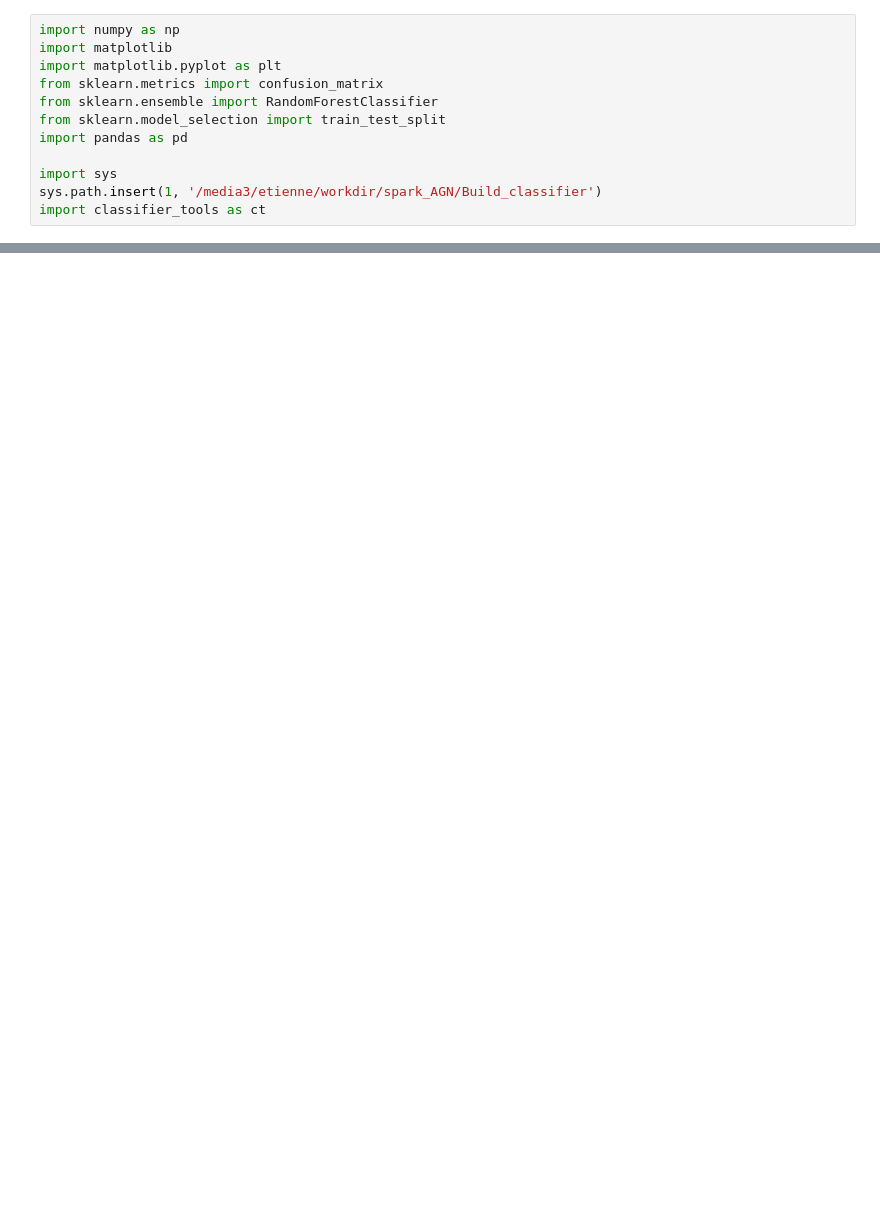
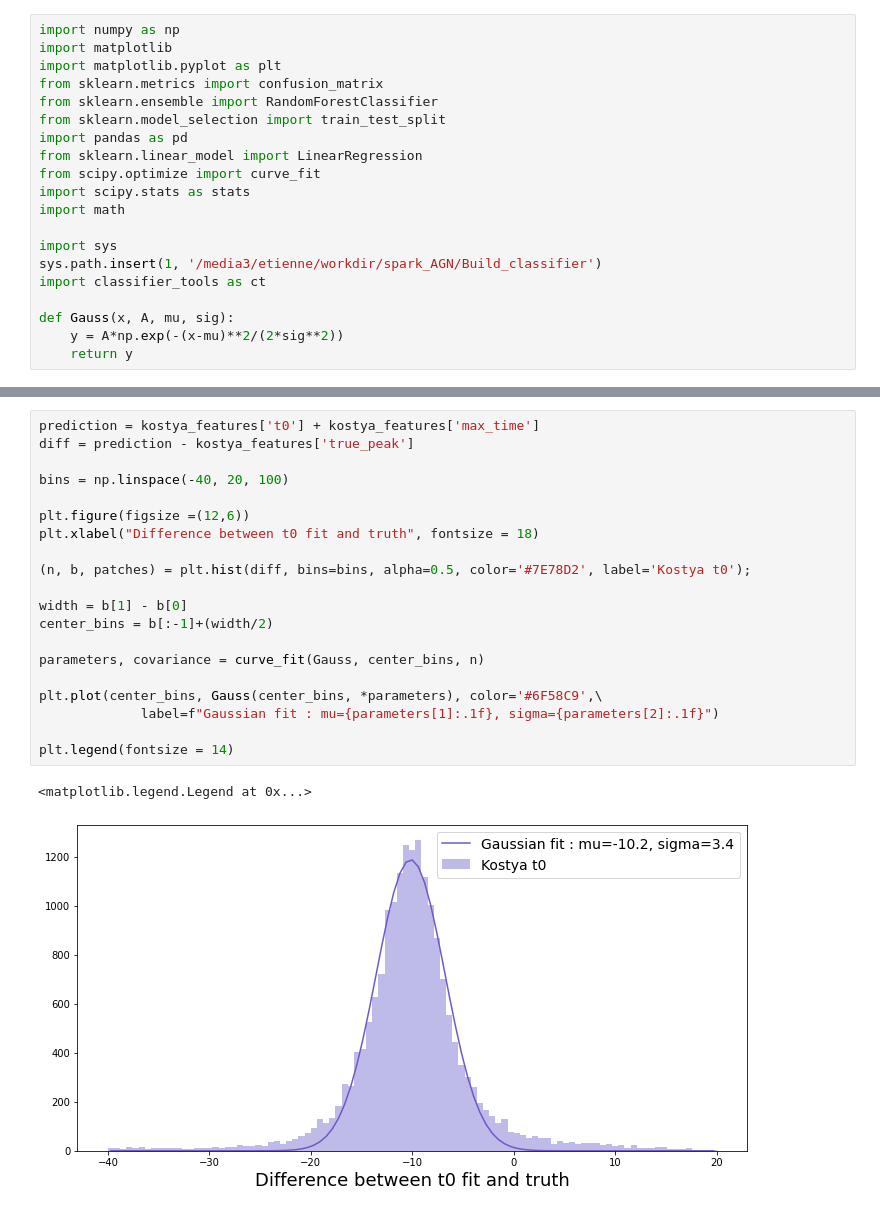
Before and after one commit to erusseil/Rainbow, a Jupyter notebook: SNAD/compare_rf.ipynb, the cells around one changed output, grey strips where cells are left out. Cells and saved outputs as stored; diff of their text form; blank space fills up the shorter version.

```diff
--- a/SNAD/compare_rf.ipynb
+++ b/SNAD/compare_rf.ipynb
@@ -6,8 +6,16 @@ from sklearn.metrics import confusion_matrix
 from sklearn.ensemble import RandomForestClassifier
 from sklearn.model_selection import train_test_split
 import pandas as pd
+from sklearn.linear_model import LinearRegression
+from scipy.optimize import curve_fit
+import scipy.stats as stats
+import math
 
 import sys
 sys.path.insert(1, '/media3/etienne/workdir/spark_AGN/Build_classifier')
 import classifier_tools as ct
+
+def Gauss(x, A, mu, sig):
+    y = A*np.exp(-(x-mu)**2/(2*sig**2))
+    return y
 # %%
@@ -90,0 +106,23 @@ for idx, features in enumerate(methods):
+# %%
+prediction = kostya_features['t0'] + kostya_features['max_time']
+diff = prediction - kostya_features['true_peak']
+
+bins = np.linspace(-40, 20, 100)
+
+plt.figure(figsize =(12,6))
+plt.xlabel("Difference between t0 fit and truth", fontsize = 18)
+
+(n, b, patches) = plt.hist(diff, bins=bins, alpha=0.5, color='#7E78D2', label='Kostya t0');
+
+width = b[1] - b[0]
+center_bins = b[:-1]+(width/2)
+
+parameters, covariance = curve_fit(Gauss, center_bins, n)
+
+plt.plot(center_bins, Gauss(center_bins, *parameters), color='#6F58C9',\
+             label=f"Gaussian fit : mu={parameters[1]:.1f}, sigma={parameters[2]:.1f}")
+
+plt.legend(fontsize = 14)
+# %% [output]
+<matplotlib.legend.Legend at 0x...>
+[figure, added]
```
Also changed, not shown: parts of 7 cells of this notebook, 4 other files.
